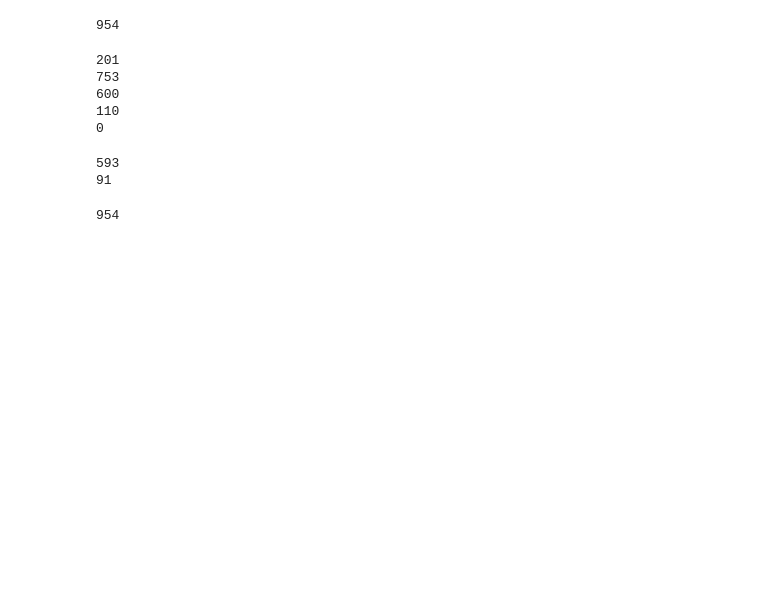
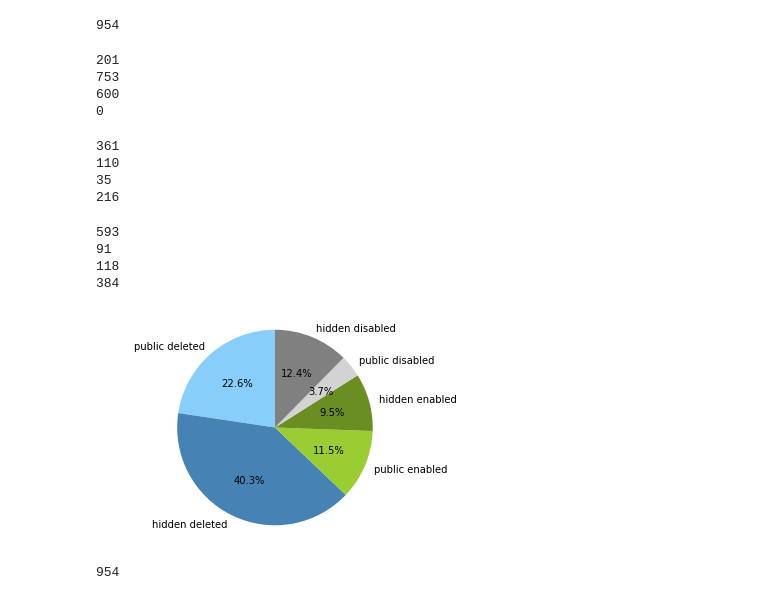
Before and after one commit to lusy/wikifilters, a Jupyter notebook: src/explore.ipynb, the cells around one changed output. Drawn from its saved outputs; the diff is of its cells as text; code cells hidden in the pictures; blank space fills up the shorter version.

Commit message:
Restructure general stats, add piechart

```diff
--- a/src/explore.ipynb
+++ b/src/explore.ipynb
@@ -22,34 +25,85 @@ len(df)
 954
 # %%
 # Active (enabled) filters
-print (len(df.query('af_enabled==1')))
+num_enabled = len(df.query('af_enabled==1'))
+print (num_enabled)
 
 # Disabled filters
-print (len(df.query('af_enabled==0')))
+num_disabled = len(df.query('af_enabled==0'))
+print (num_disabled)
 
 # Deleted filters
-print (len(df.query('af_deleted==1')))
+num_deleted = len(df.query('af_deleted==1'))
+print (num_deleted)
 
-# Active public filters
-print (len(df.query('af_hidden==0 and af_enabled==1')))
-
-# Deleted and enabled
-print (len(df.query('af_deleted==1 and af_enabled==1')))
+# Deleted and enabled -- make sure it's 0
+num_enabled_deleted = len(df.query('af_deleted==1 and af_enabled==1'))
+print (num_enabled_deleted)
 # %% [output]
 201
 753
 600
-110
 0
+# %%
+# public filters
+num_public = len(df.query('af_hidden==0'))
+print (num_public)
+
+# Active public filters
+num_enabled_public = len(df.query('af_hidden==0 and af_enabled==1'))
+print (num_enabled_public)
+
+# disabled (but not deleted) public filters
+num_disabled_public = len(df.query('af_hidden==0 and af_enabled==0 and af_deleted==0'))
+print (num_disabled_public)
+
+# deleted public filters
+num_deleted_public = num_public - num_enabled_public - num_disabled_public
+print (num_deleted_public)
+# %% [output]
+361
+110
+35
+216
 # %%
 # hidden filters
-print (len(df.query('af_hidden==1')))
+num_hidden = len(df.query('af_hidden==1'))
+print (num_hidden)
 
 # active hidden filters
-print (len(df.query('af_hidden==1 and af_enabled==1')))
+num_enabled_hidden = len(df.query('af_hidden==1 and af_enabled==1'))
+print (num_enabled_hidden)
+
+# disabled (but not deleted) hidden filters
+num_disabled_hidden = len(df.query('af_hidden==1 and af_enabled==0 and af_deleted==0'))
+print (num_disabled_hidden)
+
+# deleted hidden filters
+num_deleted_hidden = num_hidden - num_enabled_hidden - num_disabled_hidden
+print (num_deleted_hidden)
 # %% [output]
 593
 91
+118
+384
+# %%
+# plot general overview
+
+# Pie chart, where the slices will be ordered and plotted counter-clockwise:
+# here, we mean "disabled, but not deleted"
+labels = ['public deleted', 'hidden deleted', 'public enabled', 'hidden enabled', 'public disabled', 'hidden disabled']
+sizes = [num_deleted_public, num_deleted_hidden, num_enabled_public, num_enabled_hidden, num_disabled_public, num_disabled_hidden]
+
+
+fig1, ax1 = plt.subplots()
+ax1.set_prop_cycle(color=['lightskyblue', 'steelblue', 'yellowgreen', 'olivedrab', 'lightgrey', 'grey'])
+ax1.pie(sizes, labels=labels, autopct='%1.1f%%', startangle=90)
+ax1.axis('equal')  # Equal aspect ratio ensures that pie is drawn as a circle.
+
+
+plt.show()
+# %% [output]
+[figure, added]
 # %%
 # global filters
 print (len(df.query('af_global==0')))
```
Also changed, not shown: parts of 3 cells of this notebook.
